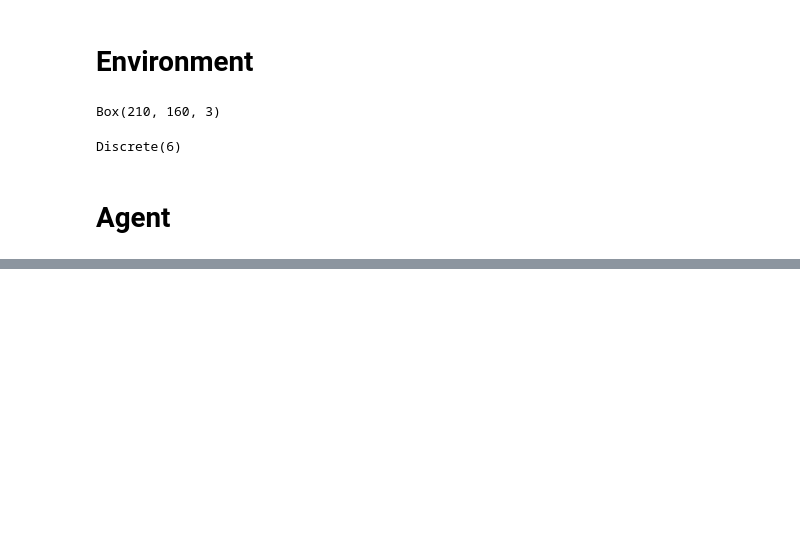
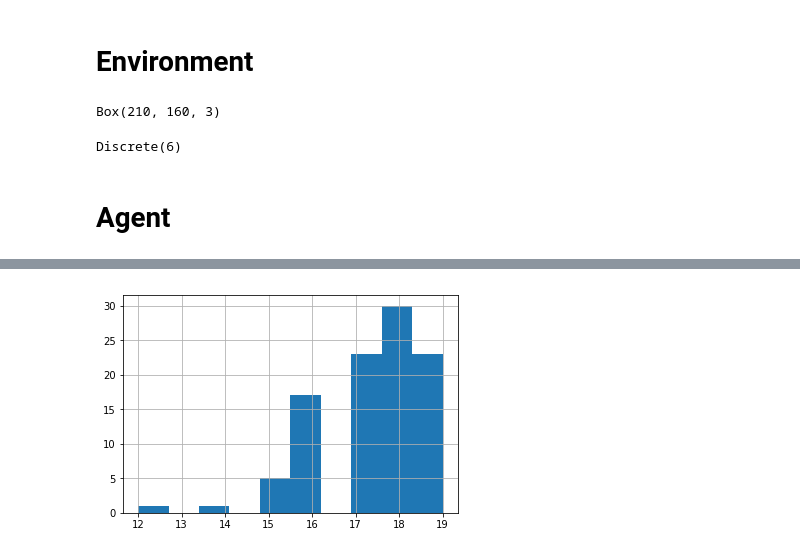
Before and after one commit to Kautenja/playing-mario-with-deep-reinforcement-learning, a Jupyter notebook: ipynb/pong/DQN-Pong-Fully-Deterministic-Play.ipynb, the cells around one changed output, grey strips where cells are left out. Cells and saved outputs as stored; diff of their text form; code cells hidden in the pictures; blank space fills up the shorter version.

```diff
--- a/ipynb/pong/DQN-Pong-Fully-Deterministic-Play.ipynb
+++ b/ipynb/pong/DQN-Pong-Fully-Deterministic-Play.ipynb
@@ -45,5 +52,6 @@ DeepQAgent(
 # %%
 fps = None # 60
 scores = agent.play(games=100, fps=fps)
+scores = pd.Series(scores)
 scores
 # %% [output]
@@ -58 +77,5 @@ array([17., 17., 16., 19., 19., 19., 17., 17., 19., 14., 16., 15., 16.,
+# %%
+_ = scores.hist()
+# %% [output]
+[figure, added]
 # %%
```
Also changed, not shown: parts of 6 cells of this notebook, 28 other files.
